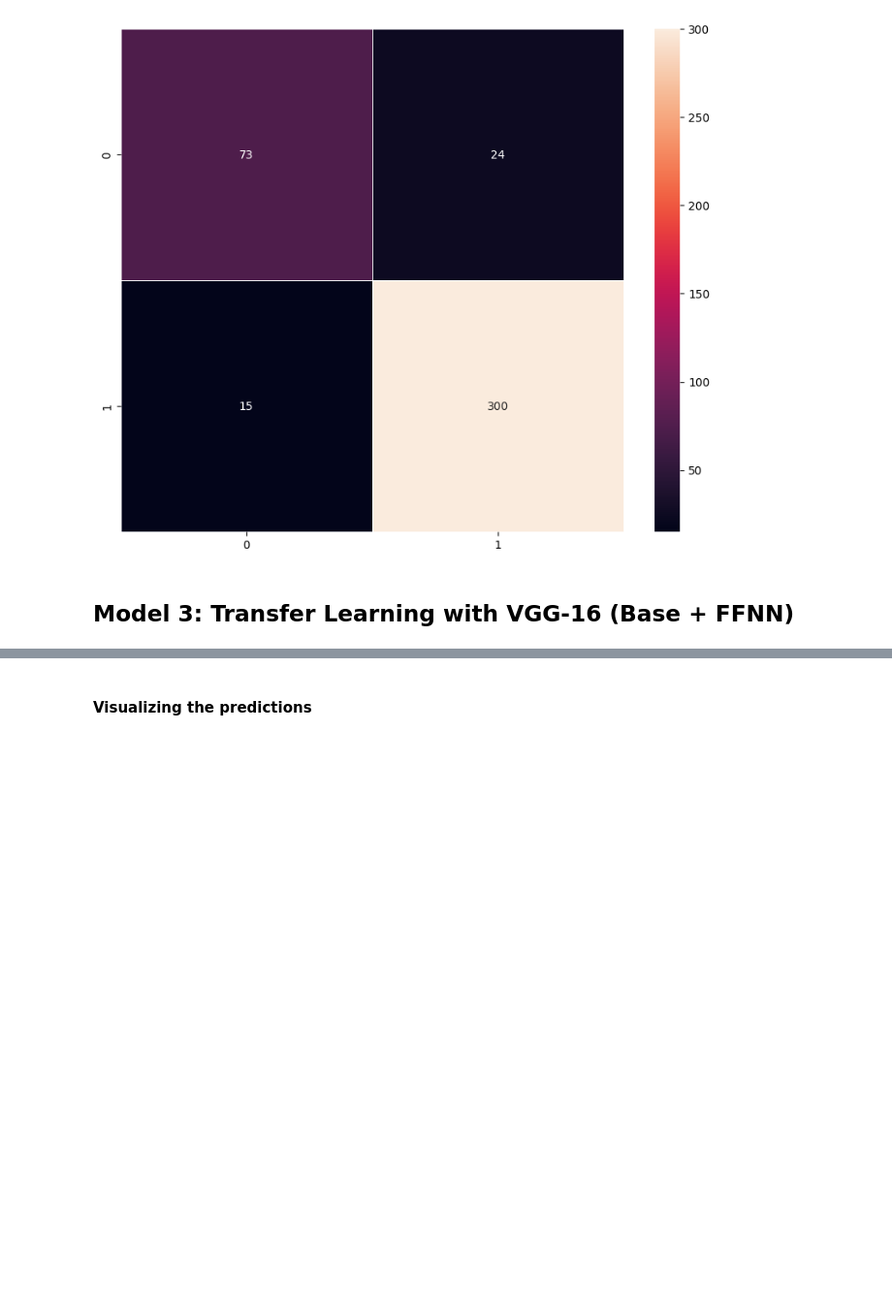
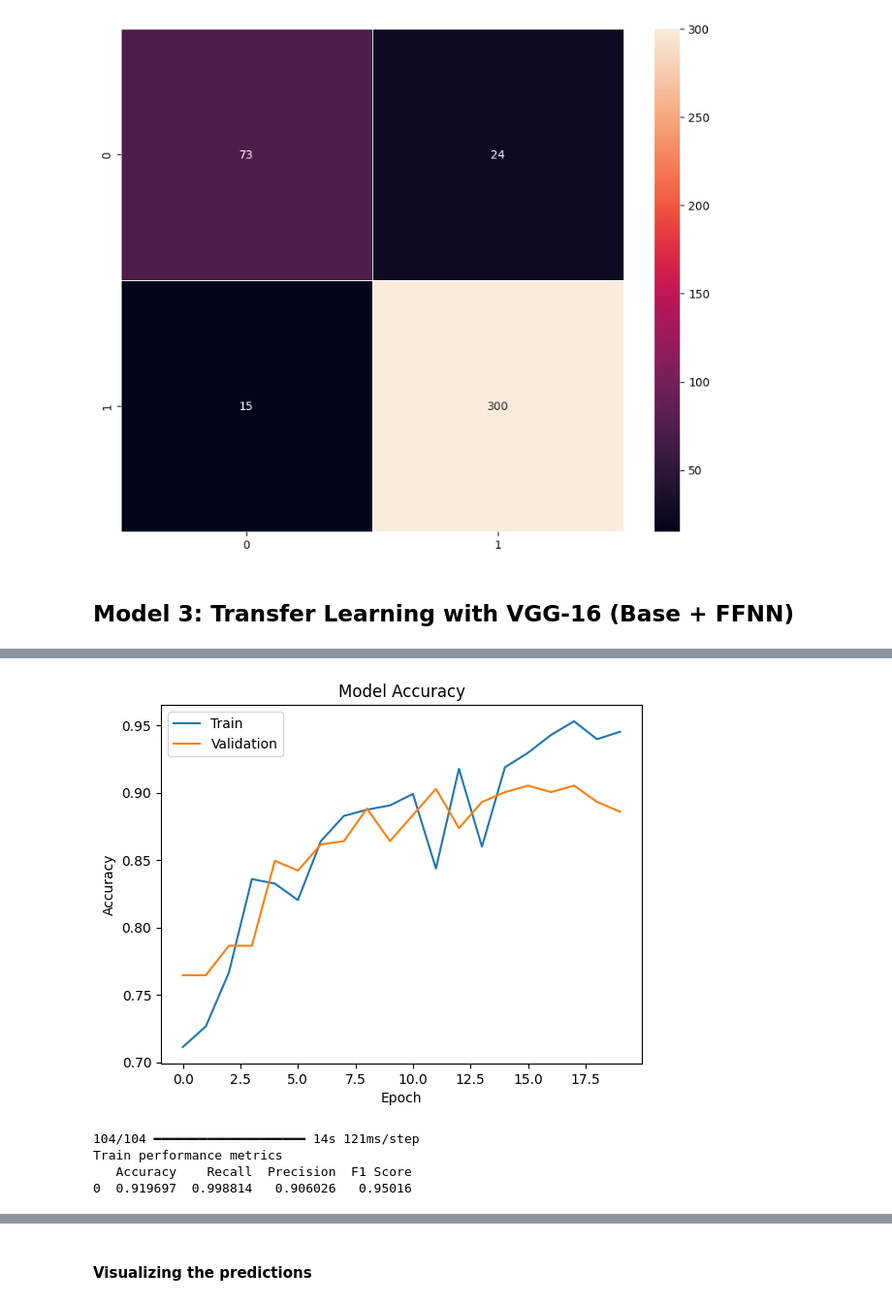
Before and after one commit to AkshayGovindaraj/GoogleColab, a Jupyter notebook: HelmNet_Full_Code.ipynb, the cells around one changed output, grey strips where cells are left out. Shown at 97% size. Saved outputs shown, nothing was run; the diff lists cells and outputs as text; code cells hidden in the pictures; blank space fills up the shorter version.

```diff
--- a/HelmNet_Full_Code.ipynb
+++ b/HelmNet_Full_Code.ipynb
@@ -509,3 +509,23 @@ plot_confusion_matrix(model_2,X_val_normalized,y_val)
 [figure]
 # %% [markdown]
 ## Model 3: Transfer Learning with VGG-16 (Base + FFNN)
+# %%
+model_3 = Sequential()
+
+# Adding the convolutional part of the VGG16 model from above
+model_3.add(vgg_model)
+
+# Flattening the output of the VGG16 model because it is from a convolutional layer
+model_3.add(Flatten())
+
+#Adding the Feed Forward neural network
+model_3.add(Dense(256,activation='relu'))
+model_3.add(Dropout(rate=0.4))
+model_3.add(Dense(32,activation='relu'))
+
+# Adding a dense output layer
+model_3.add(Dense(1, activation='sigmoid'))
+# %%
+opt = Adam()
+# %%
+model_3.compile(optimizer=opt, loss='binary_crossentropy', metrics=['accuracy'])
@@ -511,0 +554,9 @@ plot_confusion_matrix(model_2,X_val_normalized,y_val)
+# %%
+history_3 = model_3.fit(train_datagen.flow(X_train_normalized,y_train,
+                                       batch_size=batch_size,
+                                       seed=42,
+                                       shuffle=False),
+                    epochs=epochs,
+                    steps_per_epoch=X_train_normalized.shape[0] // batch_size,
+                    validation_data=(X_val_normalized,y_val),
+                    verbose=1)
@@ -511,0 +581,20 @@ plot_confusion_matrix(model_2,X_val_normalized,y_val)
+# %%
+plt.plot(history_3.history['accuracy'])
+plt.plot(history_3.history['val_accuracy'])
+plt.title('Model Accuracy')
+plt.ylabel('Accuracy')
+plt.xlabel('Epoch')
+plt.legend(['Train', 'Validation'], loc='upper left')
+plt.show()
+# %% [output]
+[figure, added]
+# %%
+model_3_train_perf = model_performance_classification(model_3, X_train_normalized,y_train)
+
+print("Train performance metrics")
+print(model_3_train_perf)
+# %% [output]
+104/104 ━━━━━━━━━━━━━━━━━━━━ 14s 121ms/step
+Train performance metrics
+   Accuracy    Recall  Precision  F1 Score
+0  0.919697  0.998814   0.906026   0.95016
```
Also changed, not shown: parts of 5 cells of this notebook.
